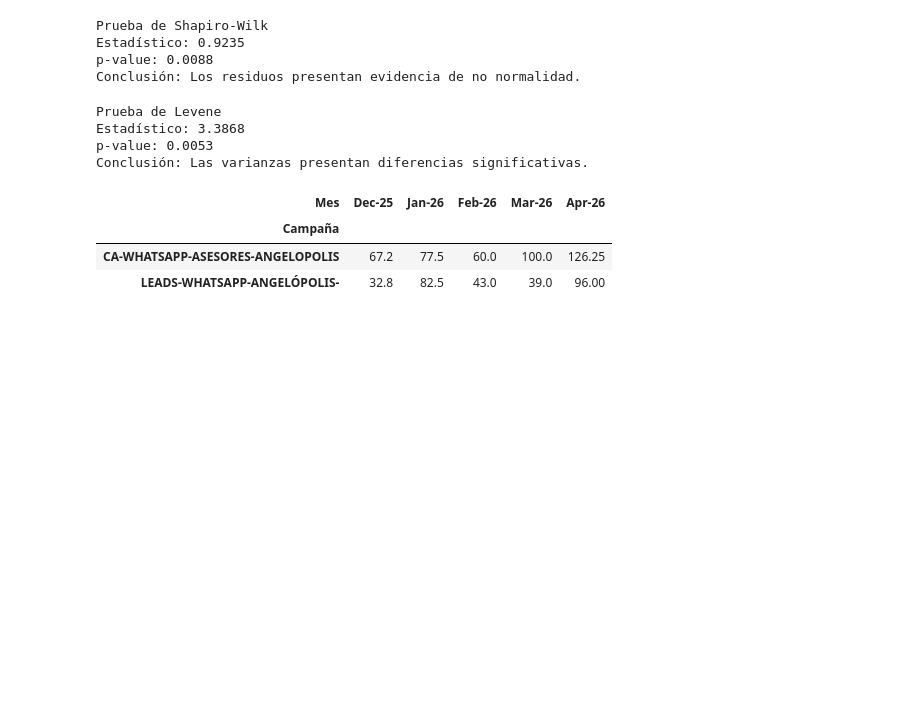
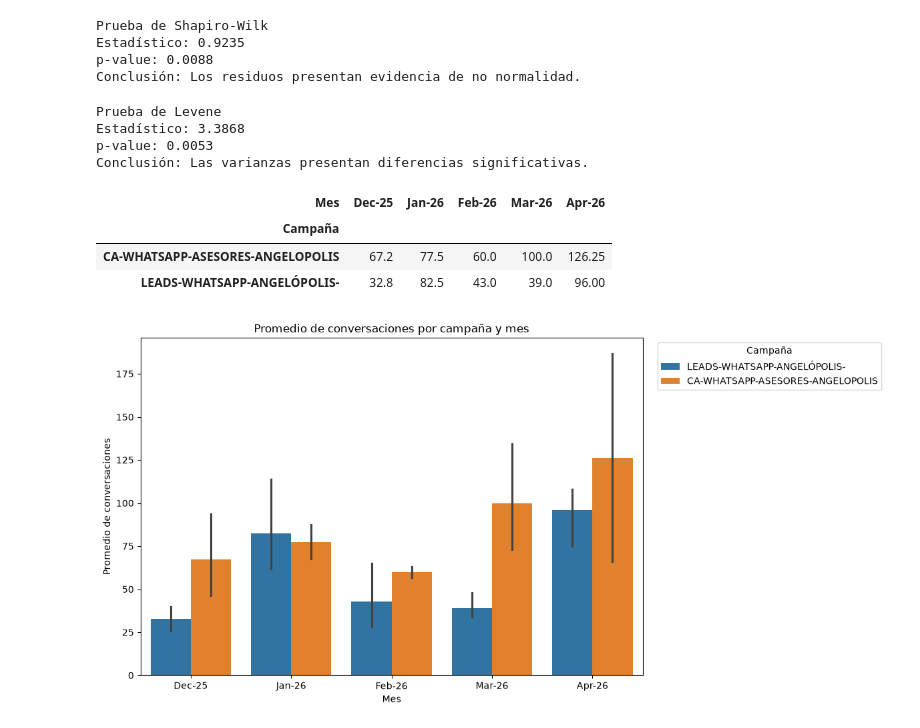
Before and after one commit to a01731053-sys/Actividad-4--Despliegue-ANOVA-, a Jupyter notebook: Despliegue_ANOVA.ipynb, the cells around one changed output. Drawn from its saved outputs; the diff is of its cells as text; code cells hidden in the pictures; blank space fills up the shorter version.

```diff
--- a/Despliegue_ANOVA.ipynb
+++ b/Despliegue_ANOVA.ipynb
@@ -1391,3 +1391,33 @@ display(tabla_medias)
 | Campaña |  |  |  |  |  |
 | CA-WHATSAPP-ASESORES-ANGELOPOLIS | 67.2 | 77.5 | 60.0 | 100.0 | 126.25 |
 | LEADS-WHATSAPP-ANGELÓPOLIS- | 32.8 | 82.5 | 43.0 | 39.0 | 96.00 |
+# %%
+# ==============================
+# GRÁFICA DE BARRAS - ANOVA FACTORIAL
+# PROMEDIO DE CONVERSACIONES POR MES Y CAMPAÑA
+# ==============================
+
+plt.figure(figsize=(12, 6))
+
+sns.barplot(
+    data=datos_factorial,
+    x="Mes",
+    y="Resultados",
+    hue="Campaña",
+    errorbar=("ci", 95)
+)
+
+plt.title("Promedio de conversaciones por campaña y mes")
+plt.xlabel("Mes")
+plt.ylabel("Promedio de conversaciones")
+
+plt.legend(
+    title="Campaña",
+    bbox_to_anchor=(1.02, 1),
+    loc="upper left"
+)
+
+plt.tight_layout()
+plt.show()
+# %% [output]
+[figure, added]
```
